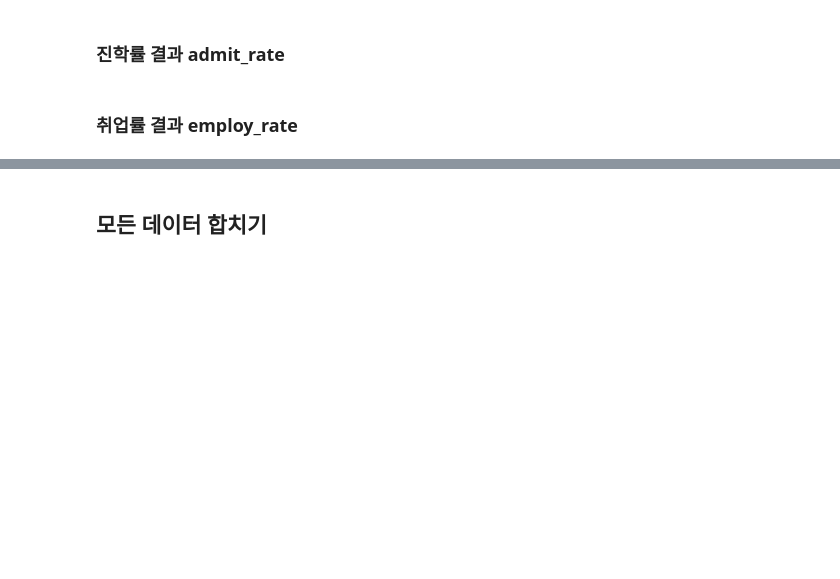
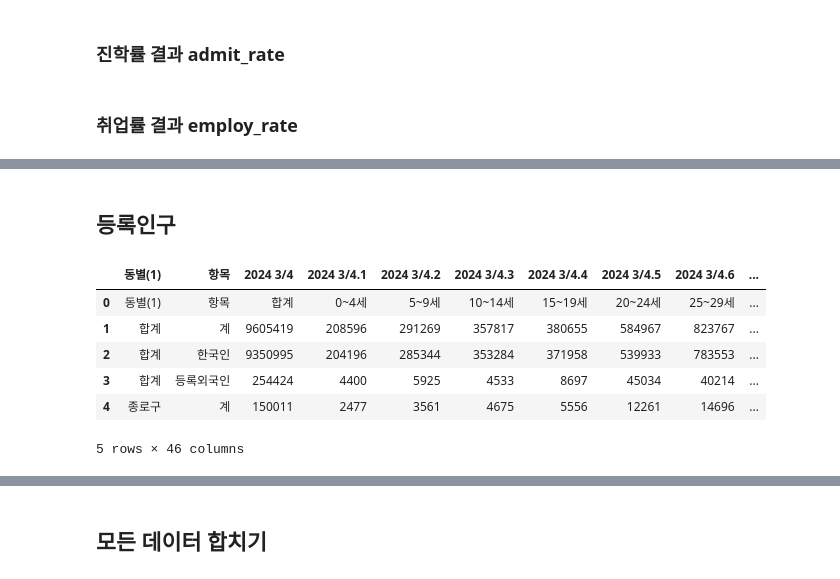
Before and after one commit to addinedu-ros-9th/eda-repo-2, a Jupyter notebook: data_collection/education.ipynb, the cells around one changed output, grey strips where cells are left out. Saved outputs shown, nothing was run; the diff lists cells and outputs as text; code cells hidden in the pictures; blank space fills up the shorter version.

```diff
--- a/data_collection/education.ipynb
+++ b/data_collection/education.ipynb
@@ -253,0 +309,13 @@ employ_rate = employ_rate.sort_values('취업률')
+# %% [markdown]
+## 등록인구
+# %%
+local_people = pd.read_csv('/home/lee/dev_ws/projects/project01/data/등록인구.csv', encoding='utf-8')
+local_people.head()
+# %% [output]
+|  | 동별(1) | 항목 | 2024 3/4 | 2024 3/4.1 | 2024 3/4.2 | 2024 3/4.3 | 2024 3/4.4 | 2024 3/4.5 | 2024 3/4.6 | ... |
+| 0 | 동별(1) | 항목 | 합계 | 0~4세 | 5~9세 | 10~14세 | 15~19세 | 20~24세 | 25~29세 | ... |
+| 1 | 합계 | 계 | 9605419 | 208596 | 291269 | 357817 | 380655 | 584967 | 823767 | ... |
+| 2 | 합계 | 한국인 | 9350995 | 204196 | 285344 | 353284 | 371958 | 539933 | 783553 | ... |
+| 3 | 합계 | 등록외국인 | 254424 | 4400 | 5925 | 4533 | 8697 | 45034 | 40214 | ... |
+| 4 | 종로구 | 계 | 150011 | 2477 | 3561 | 4675 | 5556 | 12261 | 14696 | ... |
+5 rows × 46 columns
```
Also changed, not shown: parts of 18 cells of this notebook.
